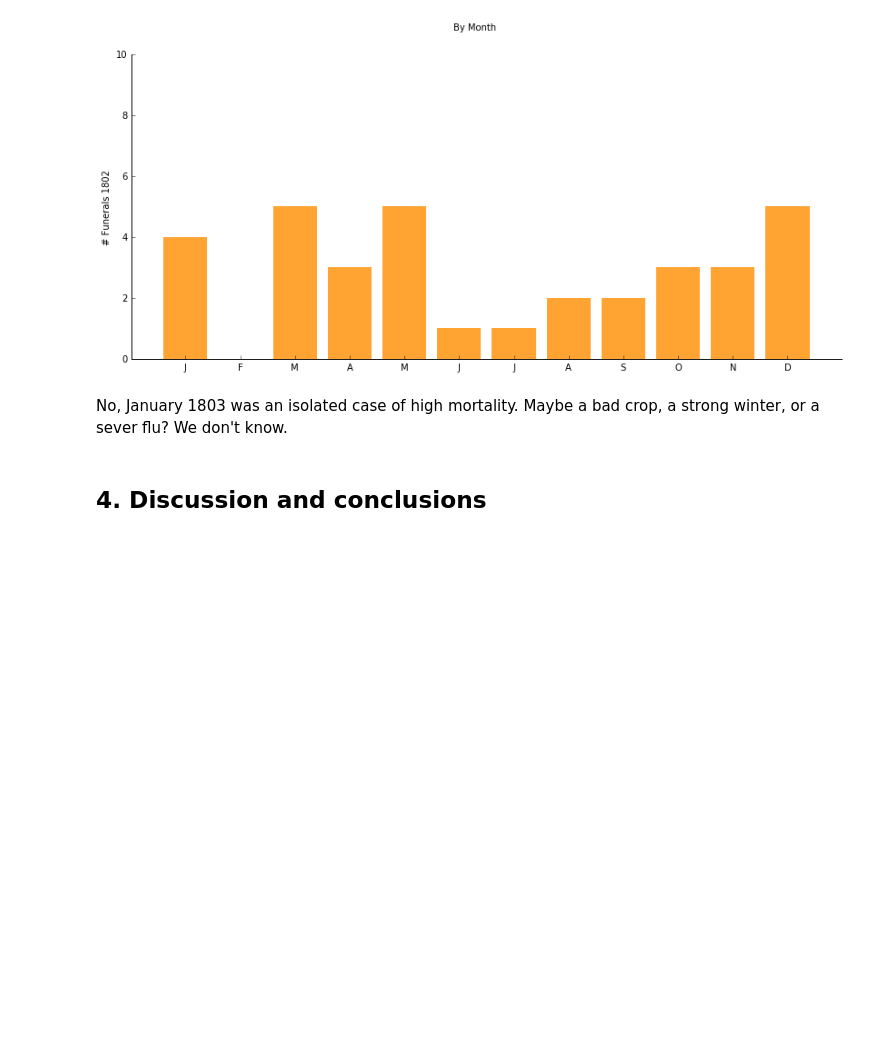
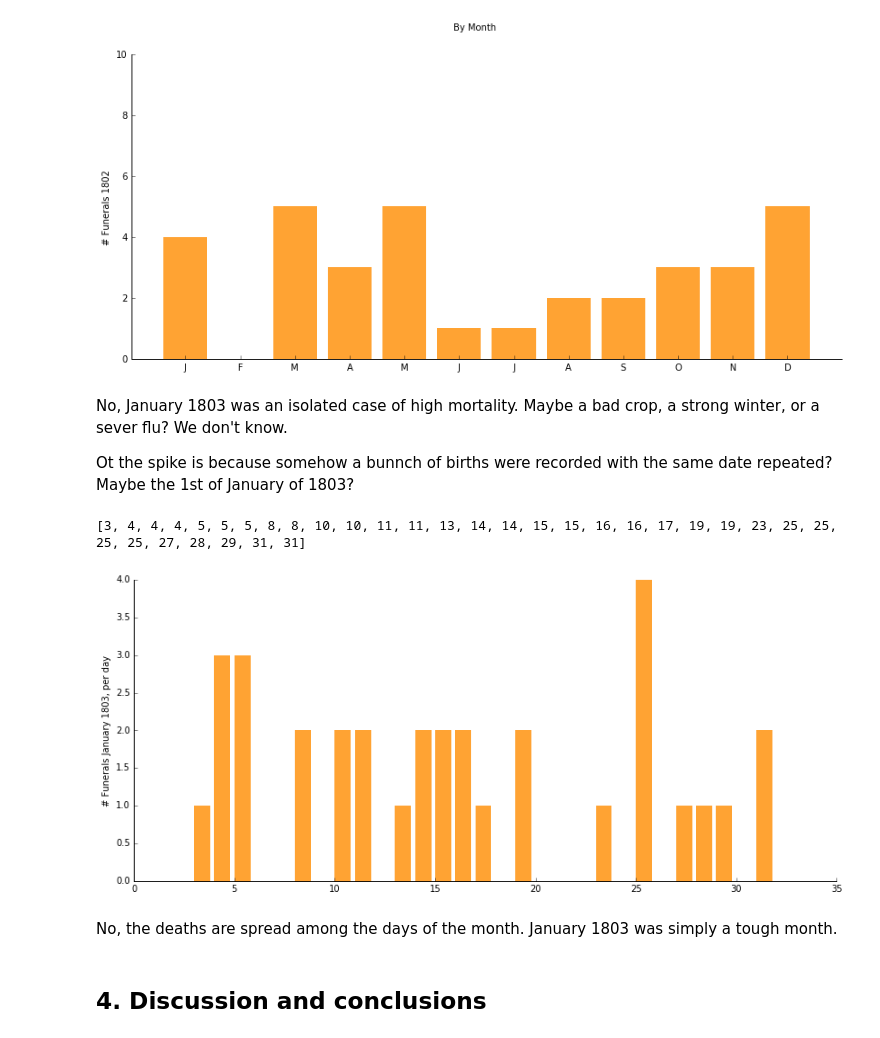
Before and after one commit to adriapr/demography-analysis, a Jupyter notebook: Demographic_analysis_1.ipynb, the cells around one changed output. Drawn from its saved outputs; the diff is of its cells as text; code cells hidden in the pictures; blank space fills up the shorter version.

```diff
--- a/Demographic_analysis_1.ipynb
+++ b/Demographic_analysis_1.ipynb
@@ -723,6 +766,28 @@ By month:
 [figure]
 # %% [markdown]
 No, January 1803 was an isolated case of high mortality. Maybe a bad crop, a strong winter, or a sever flu? We don't know.
+
+Ot the spike is because somehow a bunnch of births were recorded with the same date repeated? Maybe the 1st of January of 1803?
+# %%
+# to dates type
+dates1803 = [datetime.datetime.strptime(strDate, '%d/%m/%Y').date() for strDate in deaths1803]
+dayOfMonth = [d.day for d in dates1803 if d.month == 1] # only for january
+print(dayOfMonth)
+
+# because who needs np.histogram()?
+distDay = [0] * 32
+for d in dayOfMonth:
+    distDay[d] += 1
+
+fig = plt.figure()
+plt.bar(range(len(distDay)), distDay, alpha=0.8, linewidth=0, color='darkorange')
+plt.ylabel( '# Funerals January 1803, per day' )
+remove2axis(plt.gca())
+# %% [output]
+[3, 4, 4, 4, 5, 5, 5, 8, 8, 10, 10, 11, 11, 13, 14, 14, 15, 15, 16, 16, 17, 19, 19, 23, 25, 25, 25, 25, 27, 28, 29, 31, 31]
+[figure, added]
+# %% [markdown]
+No, the deaths are spread among the days of the month. January 1803 was simply a tough month.
 # %% [markdown]
 ## 4. Discussion and conclusions
 # %% [markdown]
```
Also changed, not shown: parts of 19 cells of this notebook, 1 other file.
